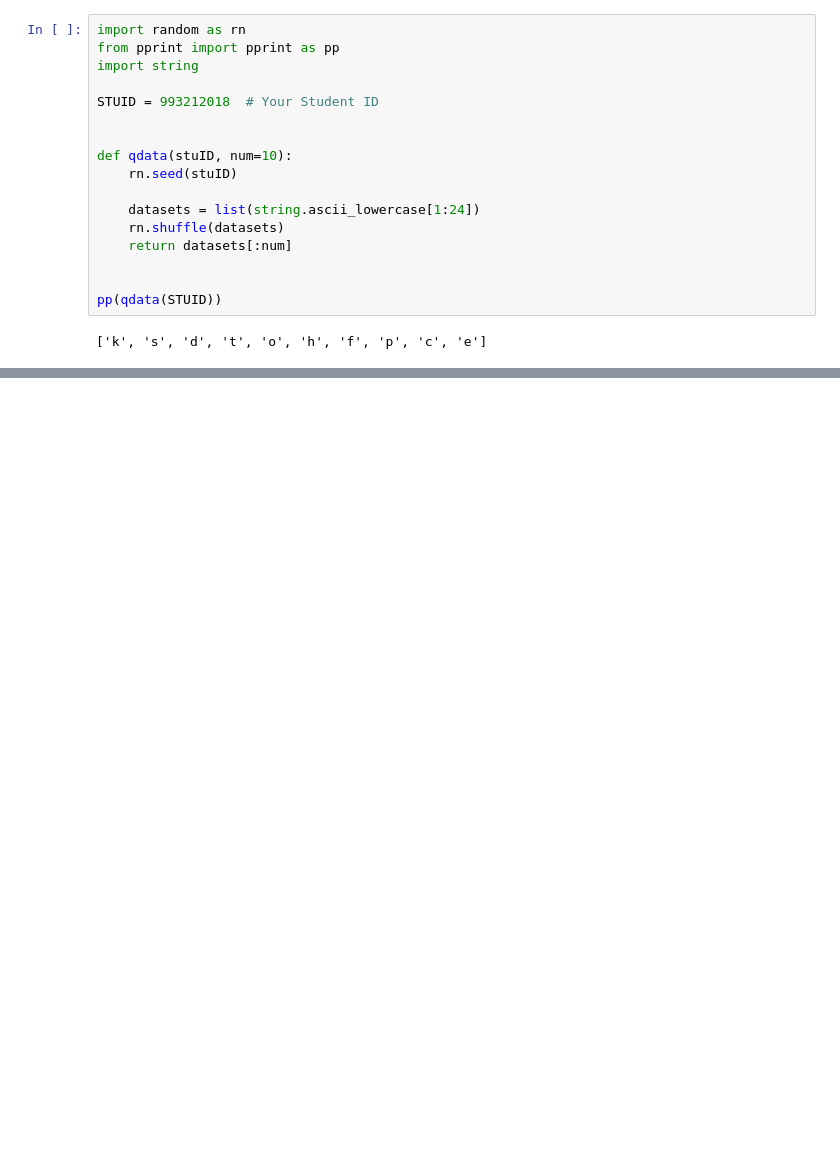
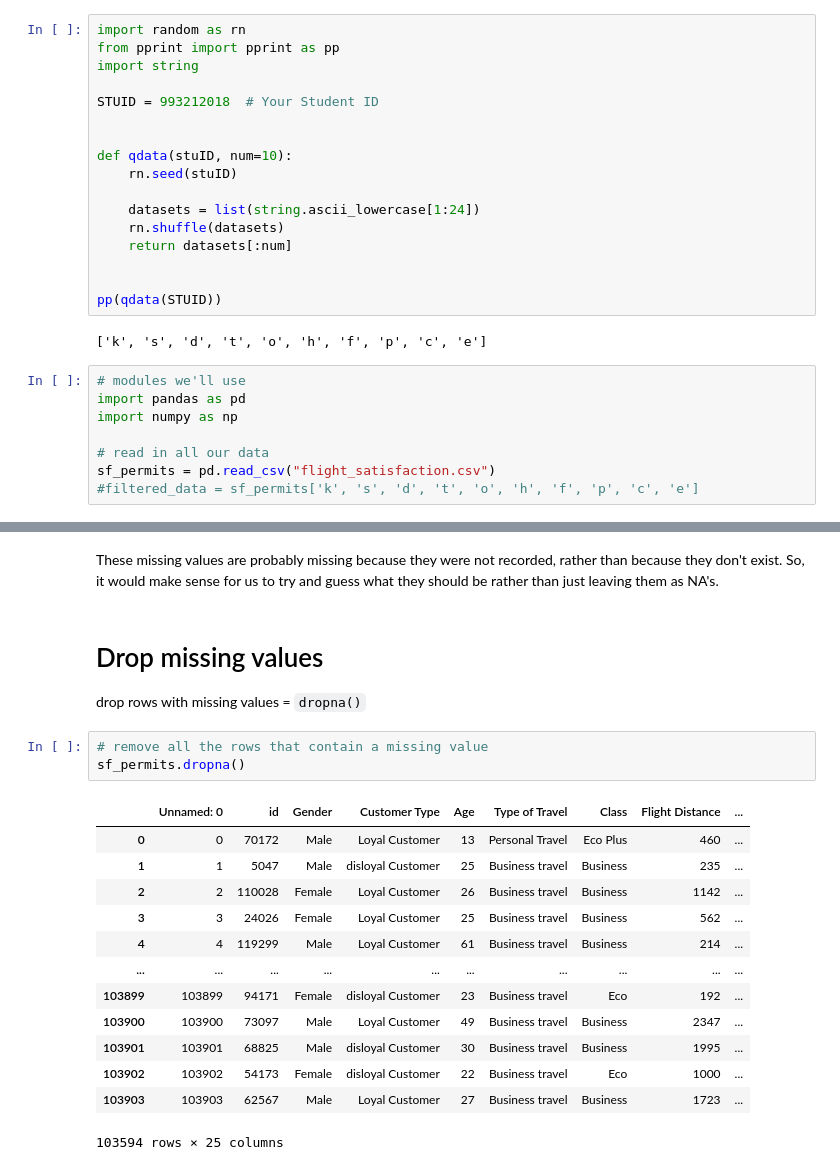
Before and after one commit to pariyajebreili/Flight-Satisfaction-Data-Analysis, a Jupyter notebook: project_student_data.ipynb, the cells around one changed output, grey strips where cells are left out. Cells and saved outputs as stored; diff of their text form; blank space fills up the shorter version.

Commit message:
handling the missing data

```diff
--- a/project_student_data.ipynb
+++ b/project_student_data.ipynb
@@ -17,3 +17,11 @@ def qdata(stuID, num=10):
 pp(qdata(STUID))
 # %% [output]
 ['k', 's', 'd', 't', 'o', 'h', 'f', 'p', 'c', 'e']
+# %%
+# modules we'll use
+import pandas as pd
+import numpy as np
+
+# read in all our data
+sf_permits = pd.read_csv("flight_satisfaction.csv")
+#filtered_data = sf_permits['k', 's', 'd', 't', 'o', 'h', 'f', 'p', 'c', 'e']
@@ -19,0 +98,23 @@ pp(qdata(STUID))
+# %% [markdown]
+These missing values are probably missing because they were not recorded, rather than because they don't exist. So, it would make sense for us to try and guess what they should be rather than just leaving them as NA's.
+# %% [markdown]
+# Drop missing values
+
+drop rows with missing values = `dropna()`
+# %%
+# remove all the rows that contain a missing value
+sf_permits.dropna()
+# %% [output]
+|  | Unnamed: 0 | id | Gender | Customer Type | Age | Type of Travel | Class | Flight Distance | ... |
+| 0 | 0 | 70172 | Male | Loyal Customer | 13 | Personal Travel | Eco Plus | 460 | ... |
+| 1 | 1 | 5047 | Male | disloyal Customer | 25 | Business travel | Business | 235 | ... |
+| 2 | 2 | 110028 | Female | Loyal Customer | 26 | Business travel | Business | 1142 | ... |
+| 3 | 3 | 24026 | Female | Loyal Customer | 25 | Business travel | Business | 562 | ... |
+| 4 | 4 | 119299 | Male | Loyal Customer | 61 | Business travel | Business | 214 | ... |
+| ... | ... | ... | ... | ... | ... | ... | ... | ... | ... |
+| 103899 | 103899 | 94171 | Female | disloyal Customer | 23 | Business travel | Eco | 192 | ... |
+| 103900 | 103900 | 73097 | Male | Loyal Customer | 49 | Business travel | Business | 2347 | ... |
+| 103901 | 103901 | 68825 | Male | disloyal Customer | 30 | Business travel | Business | 1995 | ... |
+| 103902 | 103902 | 54173 | Female | disloyal Customer | 22 | Business travel | Eco | 1000 | ... |
+| 103903 | 103903 | 62567 | Male | Loyal Customer | 27 | Business travel | Business | 1723 | ... |
+103594 rows × 25 columns
```
Also changed, not shown: parts of 14 cells of this notebook.
